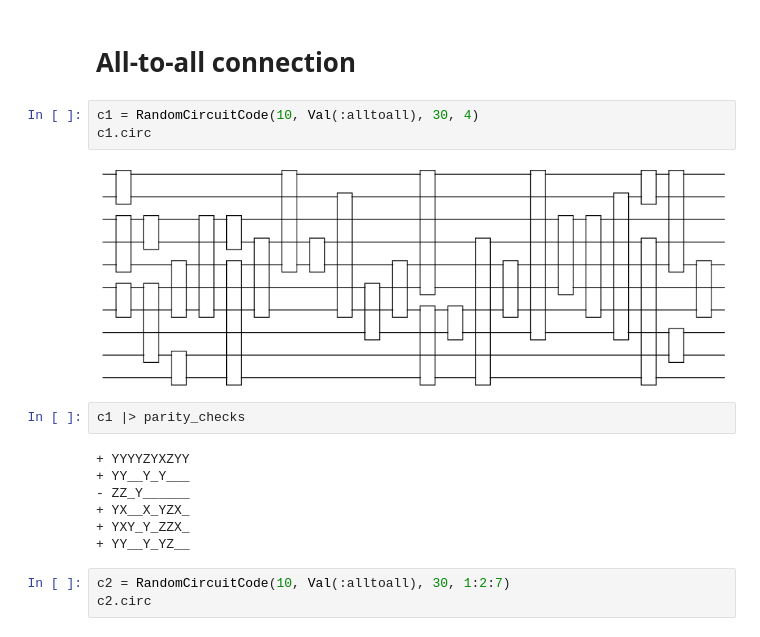
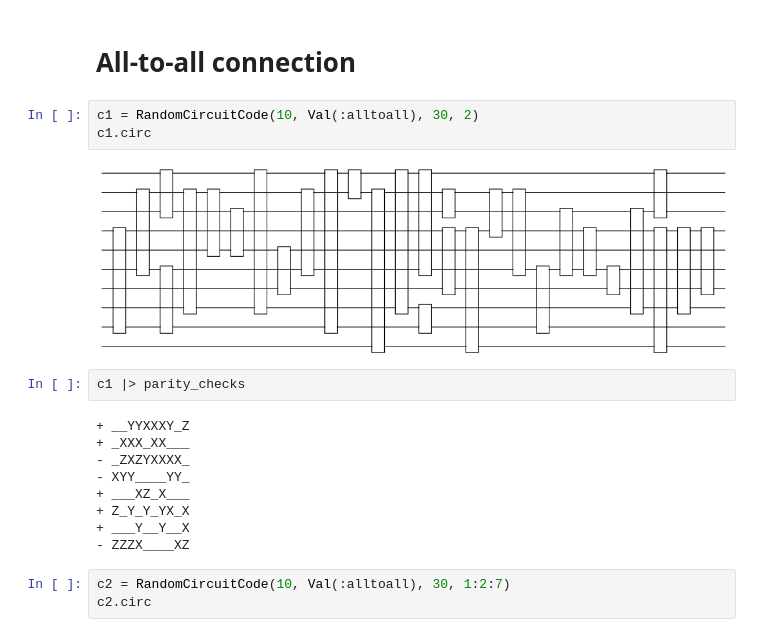
Before and after one commit to royess/qecc-devlog, a Jupyter notebook: test_random_circuit.ipynb, the cells around one changed output. Saved outputs shown, nothing was run; the diff lists cells and outputs as text.

```diff
--- a/test_random_circuit.ipynb
+++ b/test_random_circuit.ipynb
@@ -27,19 +23,21 @@ Precompiling QuantumCliffordQuantikzExt
 # %% [markdown]
 # All-to-all connection
 # %%
-c1 = RandomCircuitCode(10, Val(:alltoall), 30, 4)
+c1 = RandomCircuitCode(10, Val(:alltoall), 30, 2)
 c1.circ
 # %% [output]
-[figure, old version]
+[figure, new version]
 # %%
 c1 |> parity_checks
 # %% [output]
-+ YYYYZYXZYY
-+ YY__Y_Y___
-- ZZ_Y______
-+ YX__X_YZX_
-+ YXY_Y_ZZX_
-+ YY__Y_YZ__
++ __YYXXXY_Z
++ _XXX_XX___
+- _ZXZYXXXX_
+- XYY____YY_
++ ___XZ_X___
++ Z_Y_Y_YX_X
++ ___Y__Y__X
+- ZZZX____XZ
 # %%
 c2 = RandomCircuitCode(10, Val(:alltoall), 30, 1:2:7)
 c2.circ
```
Also changed, not shown: parts of 11 cells of this notebook.
